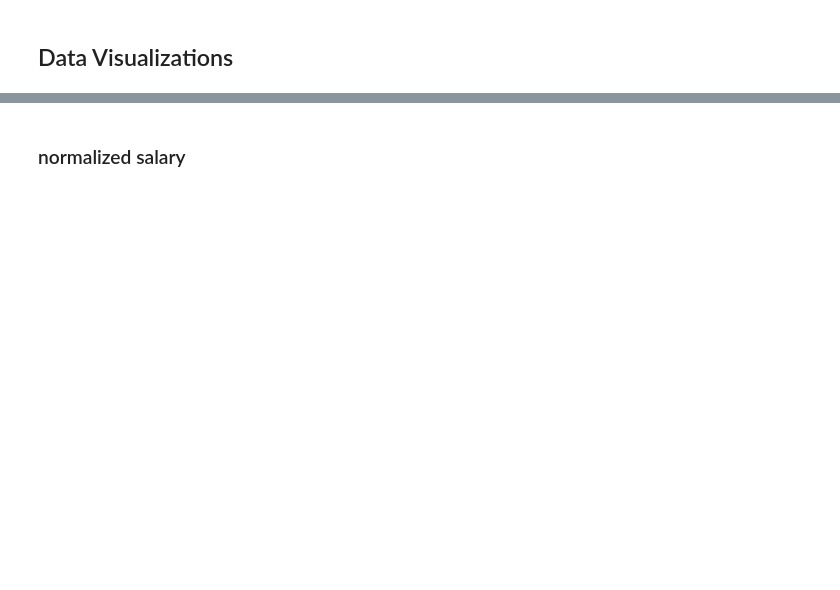
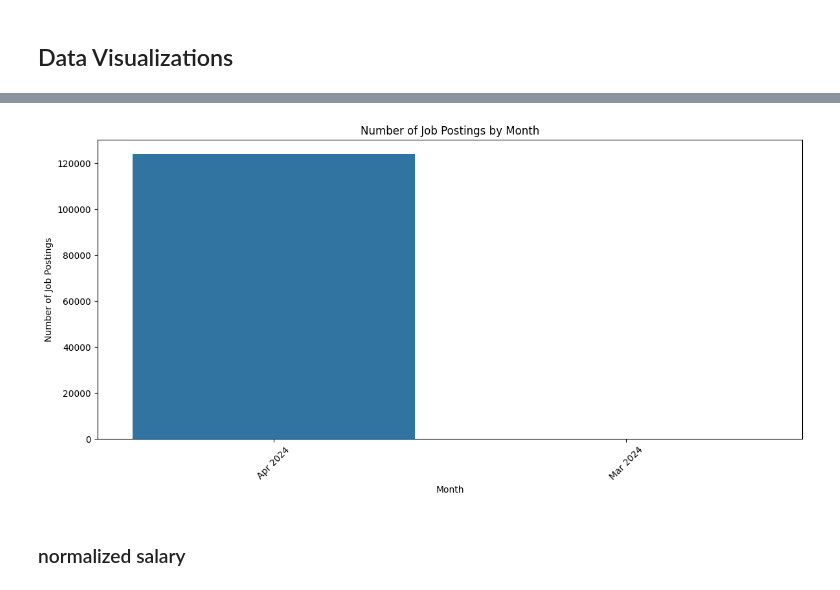
Before and after one commit to ldo7/CS133_MLproject, a Jupyter notebook: LinkedIn_Job_Postings.ipynb, the cells around one changed output, grey strips where cells are left out. Cells and saved outputs as stored; diff of their text form; code cells hidden in the pictures; blank space fills up the shorter version.

```diff
--- a/LinkedIn_Job_Postings.ipynb
+++ b/LinkedIn_Job_Postings.ipynb
@@ -95,0 +132,10 @@ df = postings
+# %%
+df_date = df.copy()
+
+#covert fips to date time
+df_date['listed_datetime'] = pd.to_datetime(df['listed_time'], unit='ms')
+
+#extract month year from date
+df_date['month_year'] = df_date['listed_datetime'].dt.strftime('%b %Y')
+
+df_date.head(1)
@@ -96,2 +146,17 @@ df = postings
+# %%
+#Count job postings per month
+monthly_counts = df_date['month_year'].value_counts().sort_index()
+
+#Plot as bar chart
+plt.figure(figsize=(12, 6))
+sns.barplot(x=monthly_counts.index, y=monthly_counts.values)
+plt.title('Number of Job Postings by Month')
+plt.xlabel('Month')
+plt.ylabel('Number of Job Postings')
+plt.xticks(rotation=45)
+plt.tight_layout()
+plt.show()
+# %% [output]
+[figure, added]
 # %% [markdown]
 ### normalized salary
```
Also changed, not shown: parts of 44 cells of this notebook.
